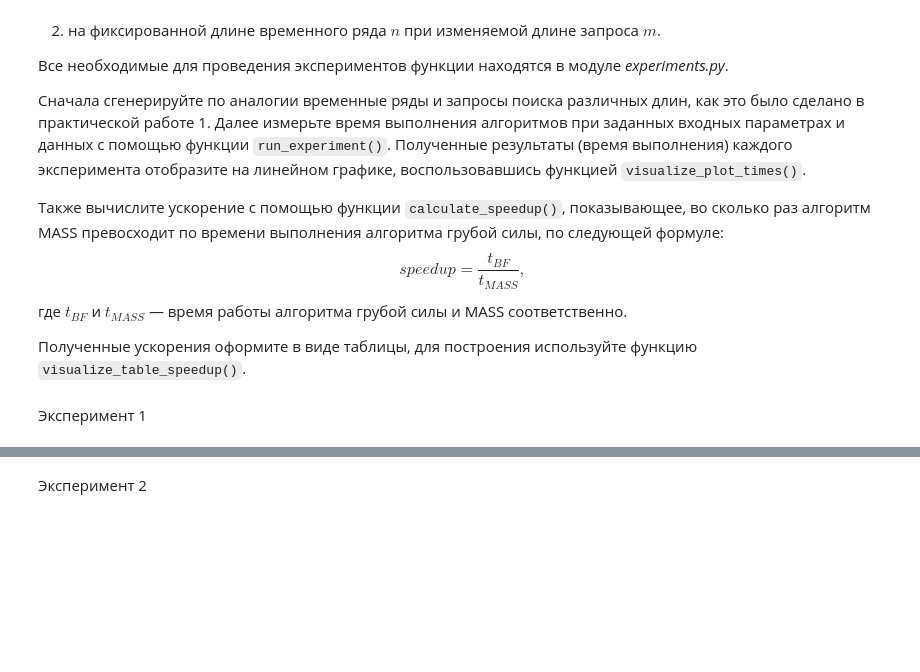
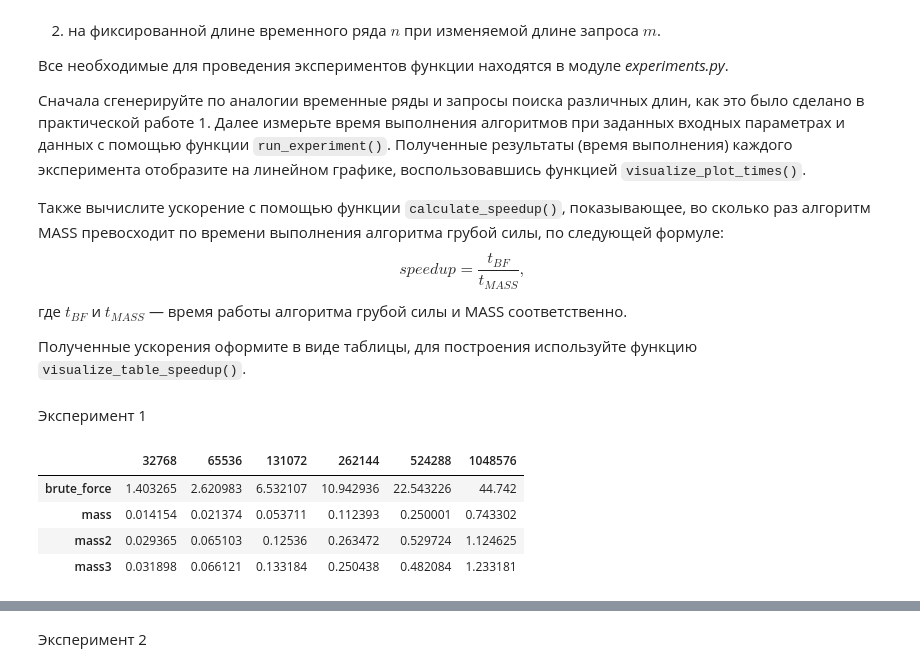
Before and after one commit to Paha185/2024-Mikhaylov-TimeSeriesCourse, a Jupyter notebook: practice/02 Similarity search/02 Similarity search.ipynb, the cells around one changed output, grey strips where cells are left out. Saved outputs shown, nothing was run; the diff lists cells and outputs as text; code cells hidden in the pictures; blank space fills up the shorter version.

```diff
--- a/practice/02 Similarity search/02 Similarity search.ipynb
+++ b/practice/02 Similarity search/02 Similarity search.ipynb
@@ -167,3 +180,15 @@ speedup = \frac{t_{BF}}{t_{MASS}},
+# %%
+def generate_random_data(n_list, m):
+
+    time_series = {}
+    queries = {str(m): []}
+
+    for n in n_list:
+        time_series[str(n)] = np.random.rand(n)
+
+    queries[str(m)] = np.random.rand(m)
+
+    return {"ts": time_series, "query": queries}
 # %%
 algorithms = ['brute_force', 'mass', 'mass2', 'mass3']
 algorithms_params = {
@@ -192,3 +217,17 @@ task = 'distance_profile'
 # run experiments for measurement of algorithm runtimes
 
 # INSERT YOUR CODE
+exp1_data = generate_random_data(n_list, m)
+
+data_time = pd.DataFrame(index = algorithms, columns=n_list)
+for i, algorithm in enumerate(algorithms):
+    new_row = run_experiment(algorithms[i], task, exp1_data, exp1_params, algorithms_params[algorithms[i]])
+    data_time.loc[algorithm] = new_row
+# %%
+data_time
+# %% [output]
+|  | 32768 | 65536 | 131072 | 262144 | 524288 | 1048576 |
+| brute_force | 1.403265 | 2.620983 | 6.532107 | 10.942936 | 22.543226 | 44.742 |
+| mass | 0.014154 | 0.021374 | 0.053711 | 0.112393 | 0.250001 | 0.743302 |
+| mass2 | 0.029365 | 0.065103 | 0.12536 | 0.263472 | 0.529724 | 1.124625 |
+| mass3 | 0.031898 | 0.066121 | 0.133184 | 0.250438 | 0.482084 | 1.233181 |
```
Also changed, not shown: parts of 26 cells of this notebook.
